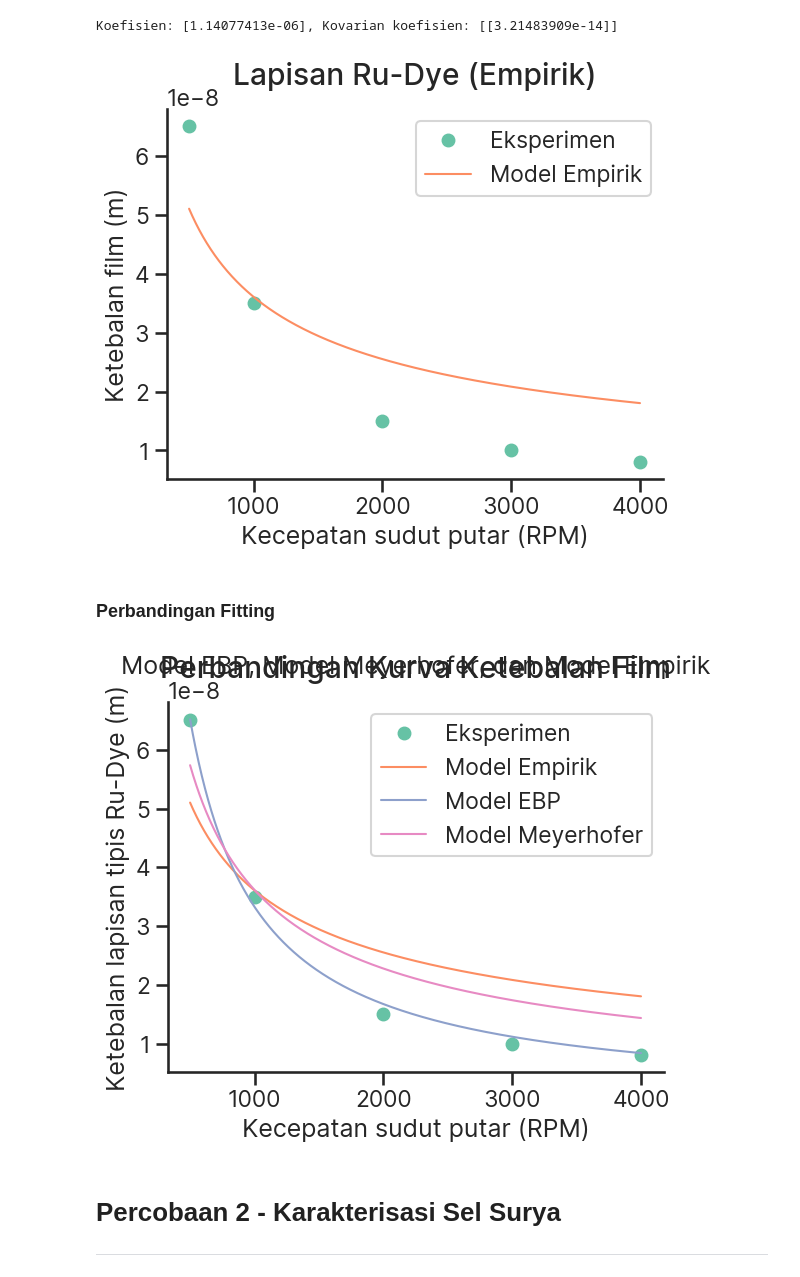
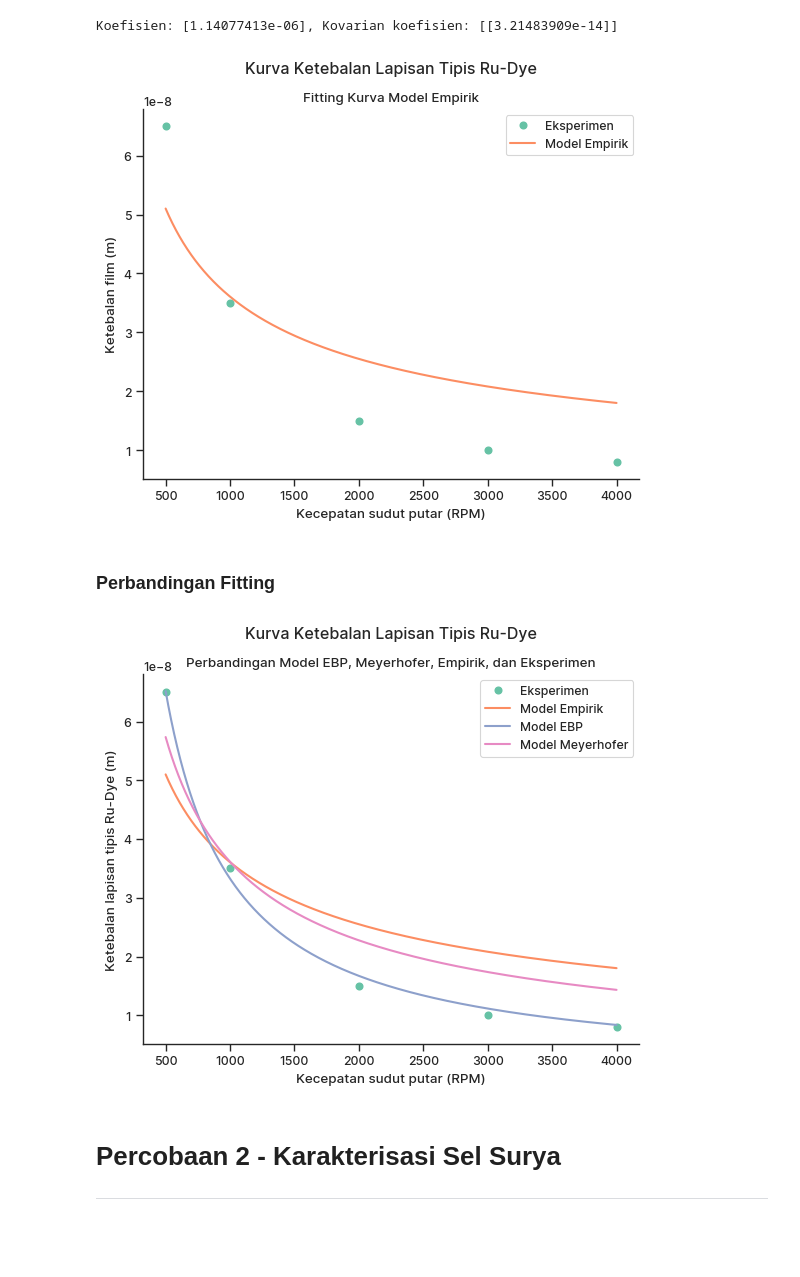
Before and after one commit to mafiefa02/eksperimen-fisika-3, a Jupyter notebook: Module 2/main.ipynb, the cells around one changed output. Saved outputs shown, nothing was run; the diff lists cells and outputs as text; code cells hidden in the pictures; blank space fills up the shorter version.

```diff
--- a/Module 2/main.ipynb
+++ b/Module 2/main.ipynb
@@ -24,7 +24,7 @@ prop = FontProperties(fname=path)
 # %%
 custom_params = {"axes.spines.right": False, "axes.spines.top": False}
 sns.set_theme(style="ticks", rc=custom_params, font=prop.get_name(), palette="Set2")
-sns.set_context("talk", rc={"lines.linewidth": 1.5})
+sns.set_context("paper", rc={"lines.linewidth": 1.5})
 # %%
 fig, ax = plt.subplots()
 mid = (fig.subplotpars.right + fig.subplotpars.left)/2
@@ -279,30 +279,30 @@ plt.plot(x_fit_r_dye, ans_empirik_r_dye, label='Model Empirik')
 plt.legend()
 plt.xlabel("Kecepatan sudut putar (RPM)")
 plt.ylabel("Ketebalan film (m)")
-plt.suptitle("Lapisan Ru-Dye (Empirik)", weight="black", x=mid)
-# plt.title("Fitting Kurva Model Empirik")
+plt.suptitle("Kurva Ketebalan Lapisan Tipis Ru-Dye", weight="black", x=mid)
+plt.title("Fitting Kurva Model Empirik")
 plt.show()
 # %% [output]
-[figure, old version]
+[figure, new version]
 # %% [markdown]
 ### **Perbandingan Fitting**
 # %%
 plt.plot(x_r_dye, y_r_dye, 'o', label="Eksperimen")
 plt.plot(x_fit_r_dye, ans_empirik_r_dye, label="Model Empirik")
 plt.plot(x_fit_r_dye, ans_ebp_r_dye, label="Model EBP")
 plt.plot(x_fit_r_dye, ans_meyerhofer_r_dye, label="Model Meyerhofer")
 
-plt.suptitle("Perbandingan Kurva Ketebalan Film", weight="black", x=mid)
-plt.title("Model EBP, Model Meyerhofer, dan Model Empirik")
+plt.suptitle("Kurva Ketebalan Lapisan Tipis Ru-Dye", weight="black", x=mid)
+plt.title("Perbandingan Model EBP, Meyerhofer, Empirik, dan Eksperimen")
 
 plt.xlabel("Kecepatan sudut putar (RPM)")
 plt.ylabel("Ketebalan lapisan tipis Ru-Dye (m)")
 
 plt.legend()
 
 plt.show()
 # %% [output]
-[figure, old version]
+[figure, new version]
 # %% [markdown]
 # **Percobaan 2 - Karakterisasi Sel Surya**
 ---
```
Also changed, not shown: parts of 103 cells of this notebook, 2 other files.
